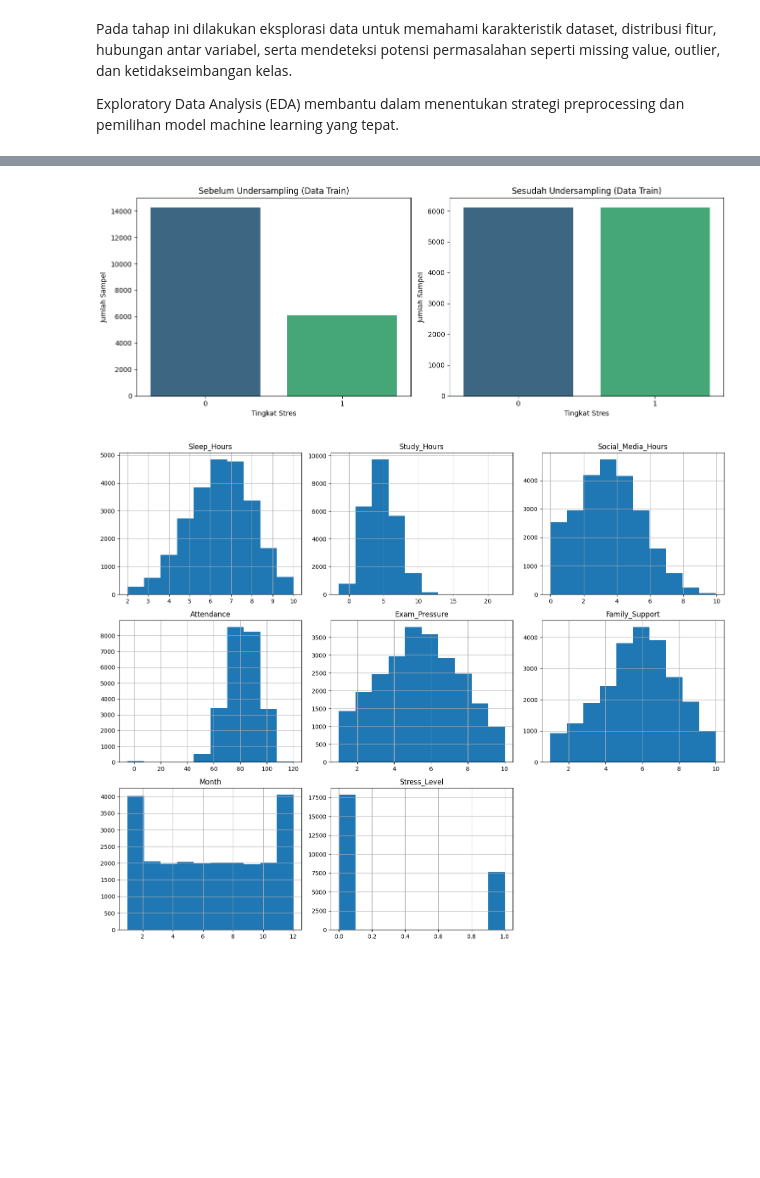
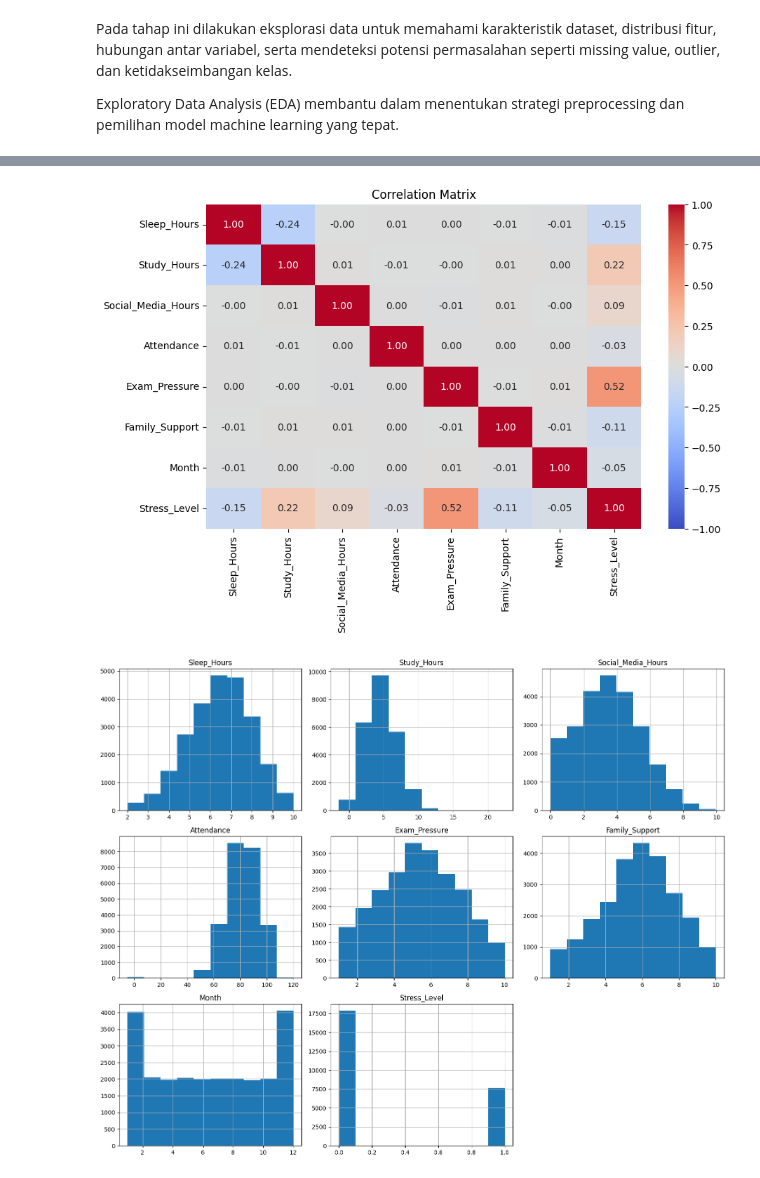
Before and after one commit to rifdan316-byte/Eksperimen_SML_Rifdan, a Jupyter notebook: prepocessing/Eksperimen_Rifdan.ipynb, the cells around one changed output, grey strips where cells are left out. Saved outputs shown, nothing was run; the diff lists cells and outputs as text; code cells hidden in the pictures; blank space fills up the shorter version.

```diff
--- a/prepocessing/Eksperimen_Rifdan.ipynb
+++ b/prepocessing/Eksperimen_Rifdan.ipynb
@@ -58,4 +63,4 @@ from sklearn.model_selection import train_test_split
 # %%
-df = pd.read_csv('/content/student-lifestyle-and-stress-dataset.csv')
+df = pd.read_csv('../data_raw/student-lifestyle-and-stress-dataset.csv')
 df.head()
 # %% [output]
@@ -130,47 +144,26 @@ plt.show()
 # %%
-import matplotlib.pyplot as plt
-import seaborn as sns
-from sklearn.model_selection import train_test_split
-from imblearn.under_sampling import RandomUnderSampler
+#Memilih kolom numerik
+numerical_cols = df.select_dtypes(include=['int64', 'float64']).columns
 
-# Keluar dari folder preprocessing, lalu masuk ke data_raw
-df = pd.read_csv(r"/content/student-lifestyle-and-stress-dataset.csv")
+#+# MULAI CODE ###
 
-X = df.drop(columns=['Stress_Level', 'Student_Type', 'Month'])
-y = df['Stress_Level']
+# Hitung matriks korelasi
+correlation = df[numerical_cols].corr()
 
-# 1. Pisahkan data menjadi Train dan Test
-X_train, X_test, y_train, y_test = train_test_split(X, y, test_size=0.2, random_state=42, stratify=y)
+# Buat visualisasi heatmap
+plt.figure(figsize=(10, 6))
+sns.heatmap(correlation,
+               annot=True,
+               cmap='coolwarm',
+               fmt=".2f",
+               vmin=-1,
+               vmax=1)
+plt.title('Correlation Matrix')
+plt.show()
 
-# Lakukan Scaling hanya fit pada X_train untuk mencegah leakage
-from sklearn.preprocessing import StandardScaler
-scaler = StandardScaler()
-X_train_scaled = scaler.fit_transform(X_train)
-X_test_scaled = scaler.transform(X_test)
-
-# 2. Eksekusi Random Undersampling menggunakan X_train yang sudah di-scale
-rus = RandomUnderSampler(random_state=42)
-X_train_resampled, y_train_resampled = rus.fit_resample(X_train_scaled, y_train)
-
-# 3. --- OUTPUT 2: GAMBAR COUNTPLOT PERBANDINGAN (BEBAS WARNING) ---
-fig, axes = plt.subplots(1, 2, figsize=(13, 5))
-
-# Plot Sebelum Undersampling
-sns.countplot(x=y_train, ax=axes[0], hue=y_train, palette="viridis", legend=False)
-axes[0].set_title("Sebelum Undersampling (Data Train)")
-axes[0].set_xlabel("Tingkat Stres")
-axes[0].set_ylabel("Jumlah Sampel")
-
-# Plot Sesudah Undersampling
-sns.countplot(x=y_train_resampled, ax=axes[1], hue=y_train_resampled, palette="viridis", legend=False)
-axes[1].set_title("Sesudah Undersampling (Data Train)")
-axes[1].set_xlabel("Tingkat Stres")
-axes[1].set_ylabel("Jumlah Sampel")
-
-plt.tight_layout()
-plt.show()
+### SELESAI CODE ###
 # %% [output]
-[figure, old version]
+[figure, new version]
 # %%
 df.hist(figsize=(15,12))
 
```
Also changed, not shown: parts of 17 cells of this notebook.
